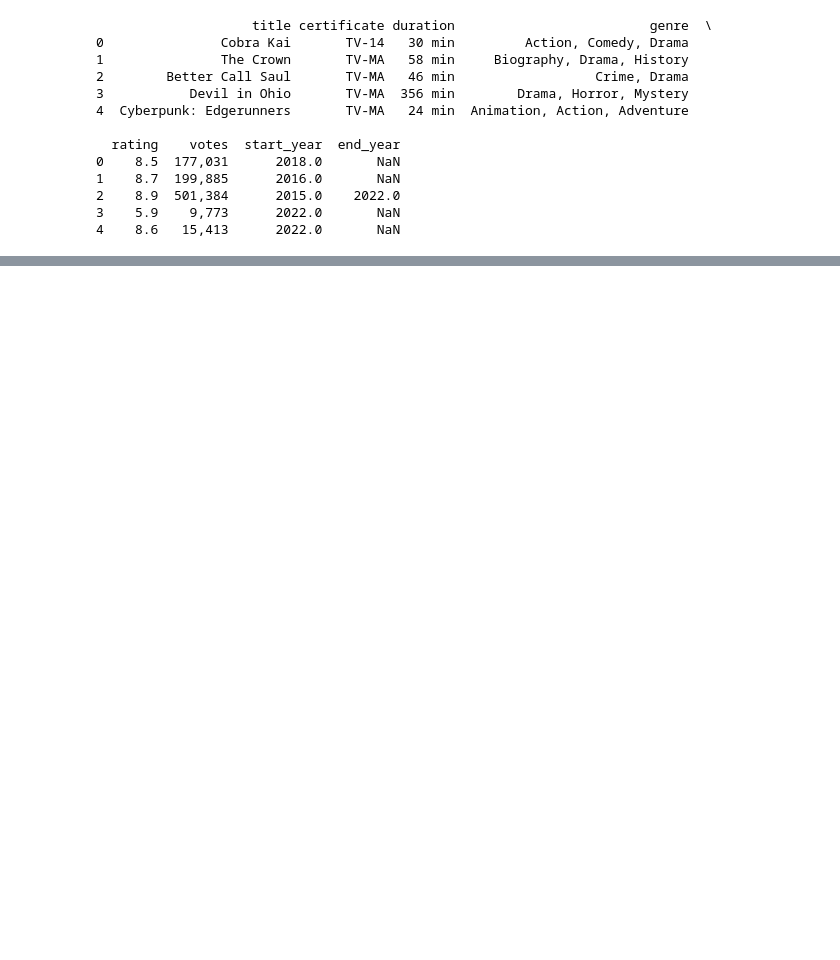
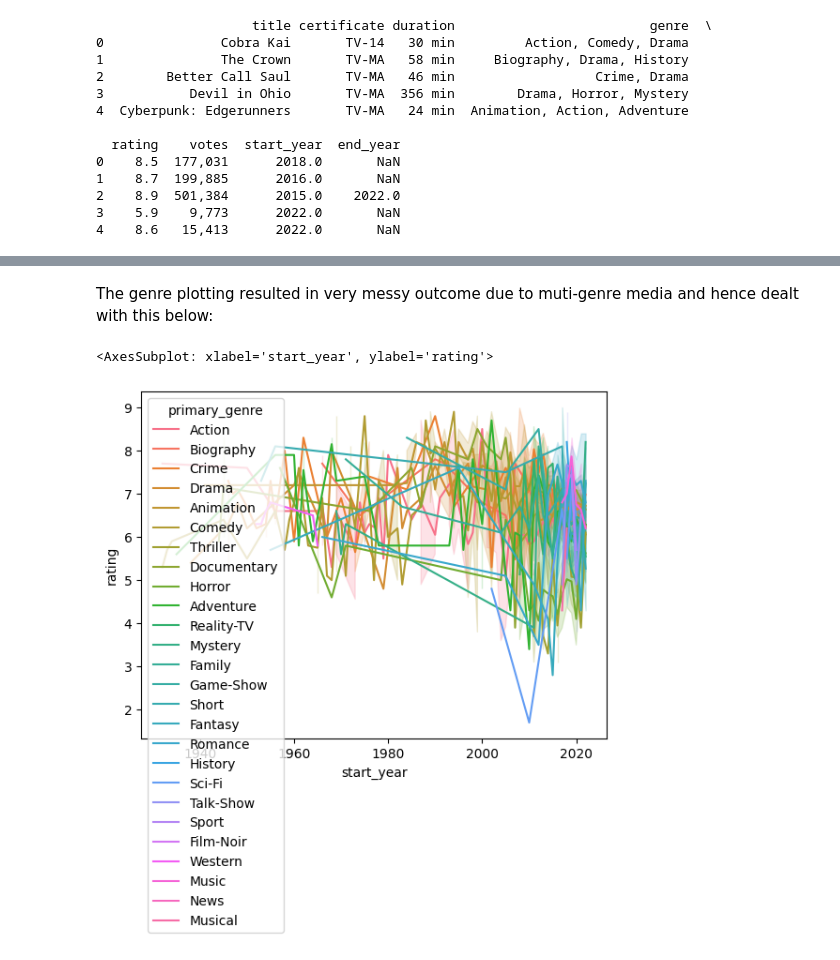
Before and after one commit to HayleyBunny/Netflix-Data-Visualization, a Jupyter notebook: Netflix Data Visualization and Analysis.ipynb, the cells around one changed output, grey strips where cells are left out. Drawn from its saved outputs; the diff is of its cells as text; code cells hidden in the pictures; blank space fills up the shorter version.

```diff
--- a/Netflix Data Visualization and Analysis.ipynb
+++ b/Netflix Data Visualization and Analysis.ipynb
@@ -205,0 +227,11 @@ plt.show()
+# %% [markdown]
+The genre plotting resulted in very messy outcome due to muti-genre media and hence dealt with this below:
+# %%
+# Decided to keep only the first listed genre from the media list to make analysis cleaner and more readable:
+
+df['primary_genre'] = df['genre'].str.split(',').str[0].str.strip()
+df_genre_year = df.groupby(['start_year', 'primary_genre'])['rating'].mean().reset_index()
+sns.lineplot(data = df, x = 'start_year', y = 'rating', hue = 'primary_genre')
+# %% [output]
+<AxesSubplot: xlabel='start_year', ylabel='rating'>
+[figure, added]
```
Also changed, not shown: parts of 18 cells of this notebook.
